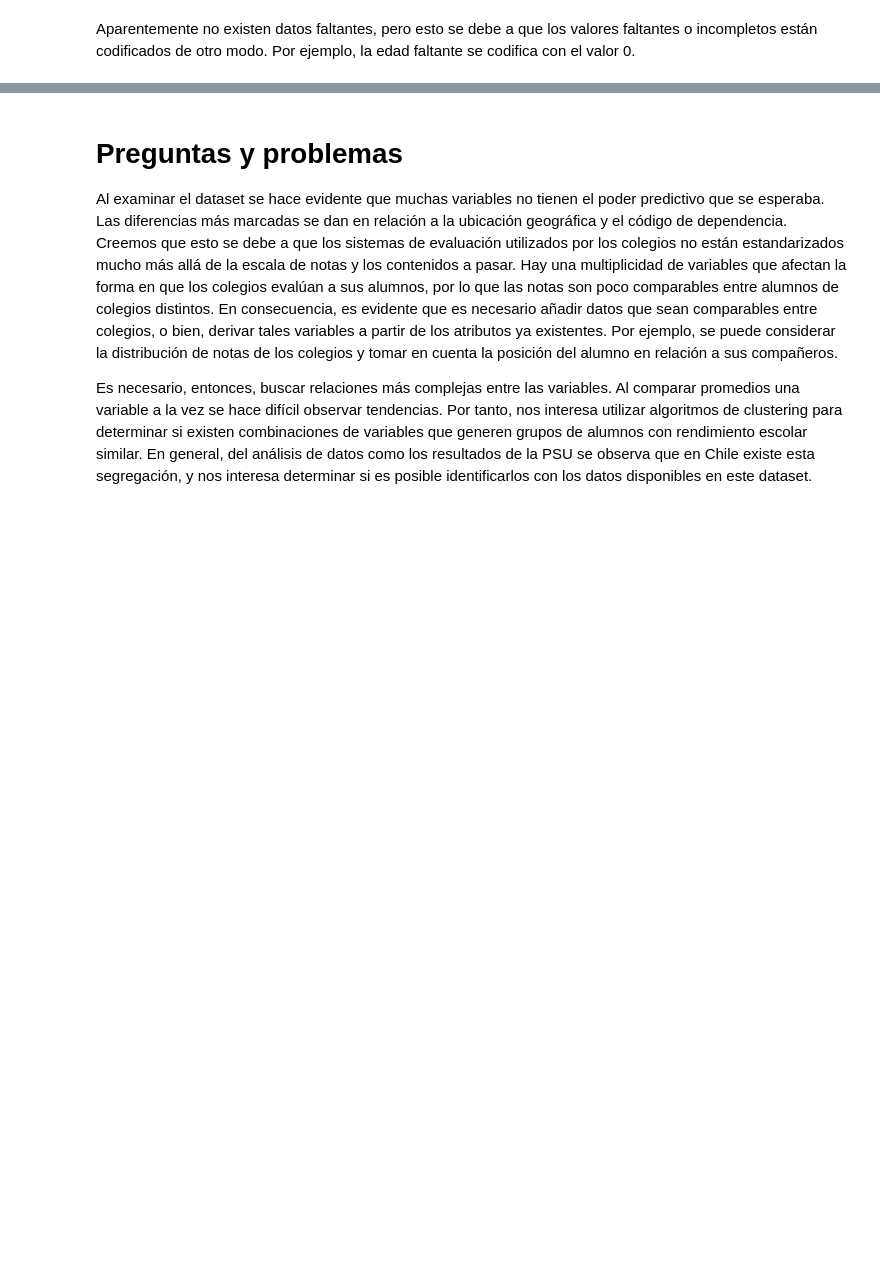
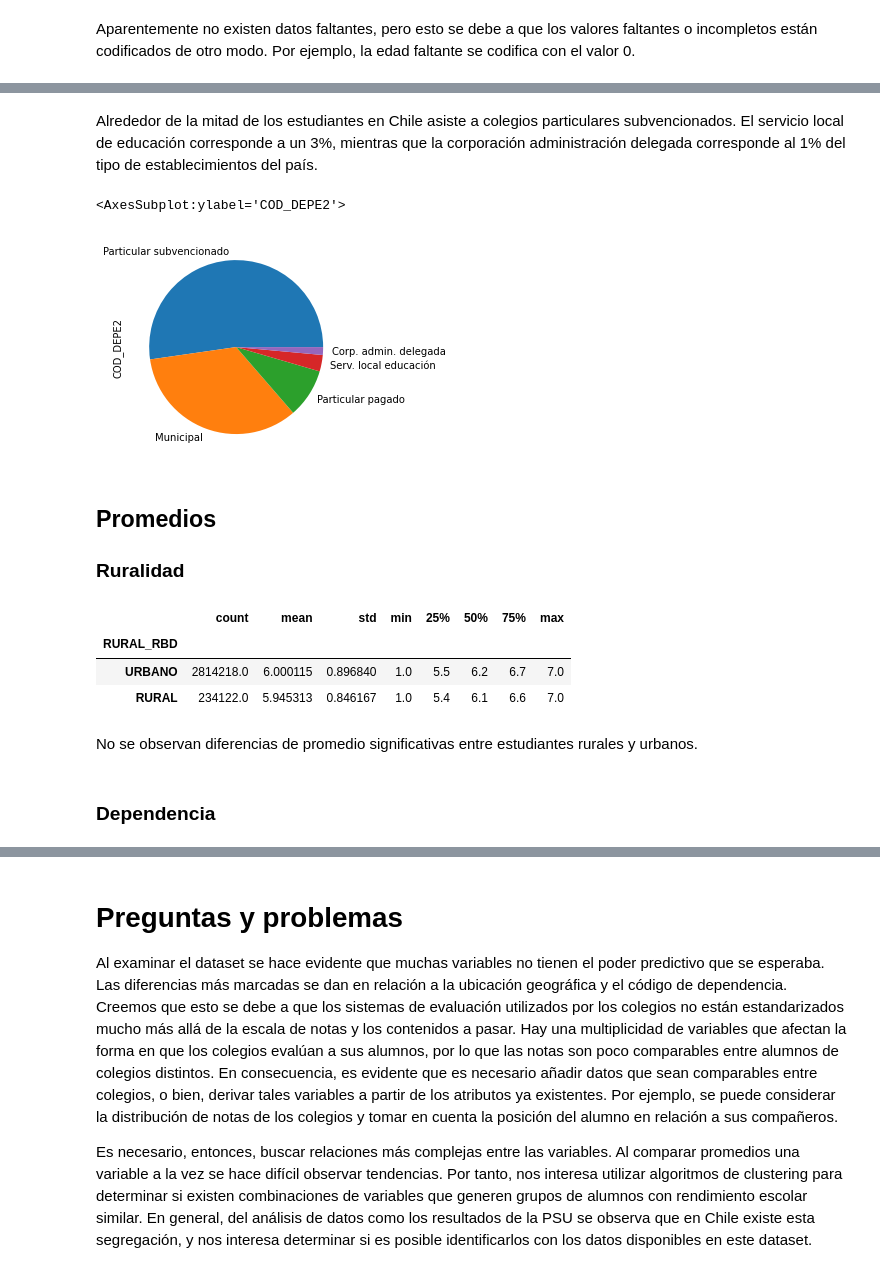
Before and after one commit to zerujio/proyecto-cc5206, a Jupyter notebook: hito_2.ipynb, the cells around one changed output, grey strips where cells are left out. Saved outputs shown, nothing was run; the diff lists cells and outputs as text; code cells hidden in the pictures; blank space fills up the shorter version.

```diff
--- a/hito_2.ipynb
+++ b/hito_2.ipynb
@@ -140,0 +175,21 @@ promedio 0: 115617
+# %% [markdown]
+Alrededor de la mitad de los estudiantes en Chile asiste a colegios particulares subvencionados. El servicio local de educación corresponde a un 3%, mientras que la corporación administración delegada corresponde al 1% del tipo de establecimientos del país.
+# %%
+rendimiento.COD_DEPE2.value_counts().plot(kind="pie")
+# %% [output]
+<AxesSubplot:ylabel='COD_DEPE2'>
+[figure, added]
+# %% [markdown]
+## Promedios
+### Ruralidad
+# %%
+rendimiento.groupby("RURAL_RBD").PROM_GRAL.describe()
+# %% [output]
+|  | count | mean | std | min | 25% | 50% | 75% | max |
+| RURAL_RBD |  |  |  |  |  |  |  |  |
+| URBANO | 2814218.0 | 6.000115 | 0.896840 | 1.0 | 5.5 | 6.2 | 6.7 | 7.0 |
+| RURAL | 234122.0 | 5.945313 | 0.846167 | 1.0 | 5.4 | 6.1 | 6.6 | 7.0 |
+# %% [markdown]
+No se observan diferencias de promedio significativas entre estudiantes rurales y urbanos.
+# %% [markdown]
+### Dependencia
```
Also changed, not shown: parts of 40 cells of this notebook.
